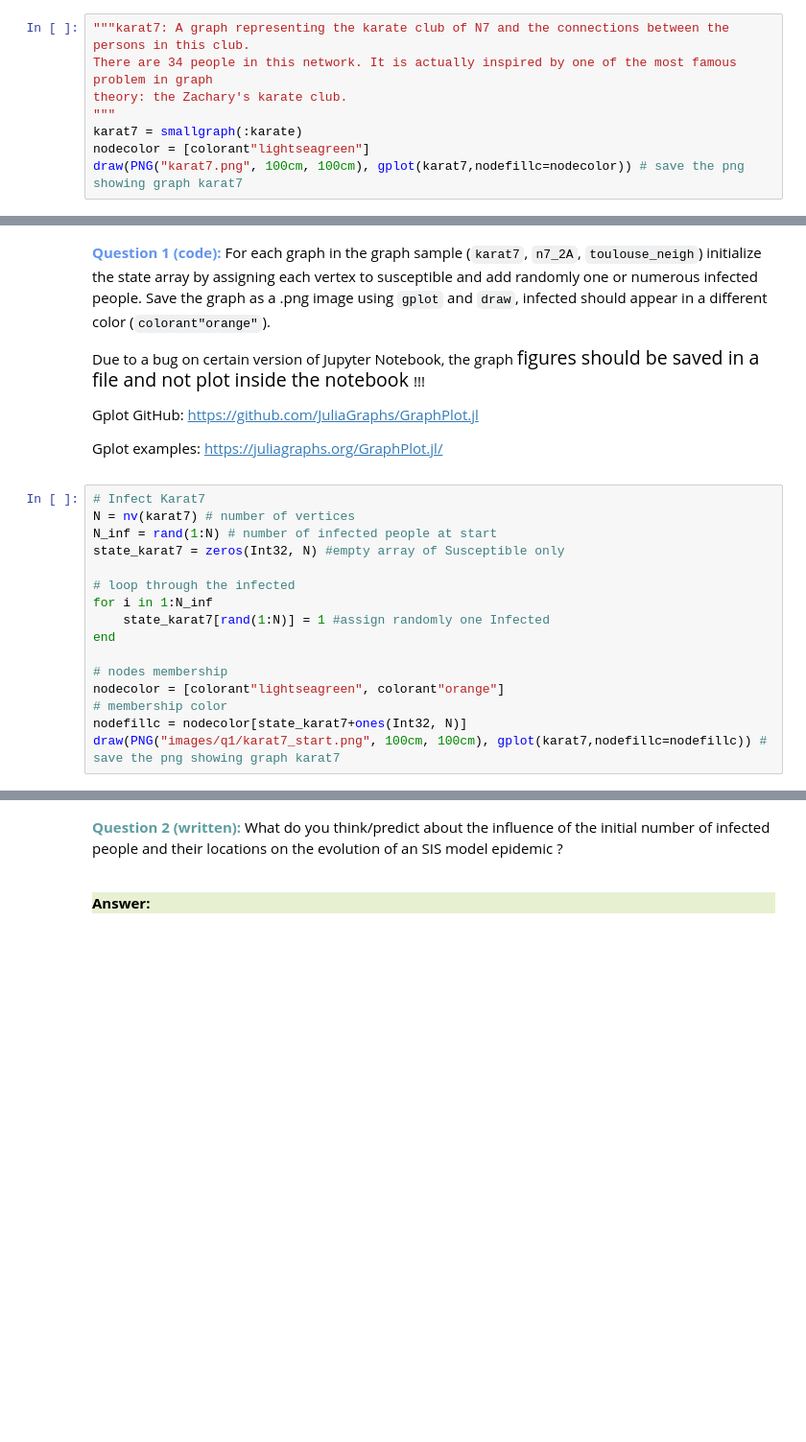
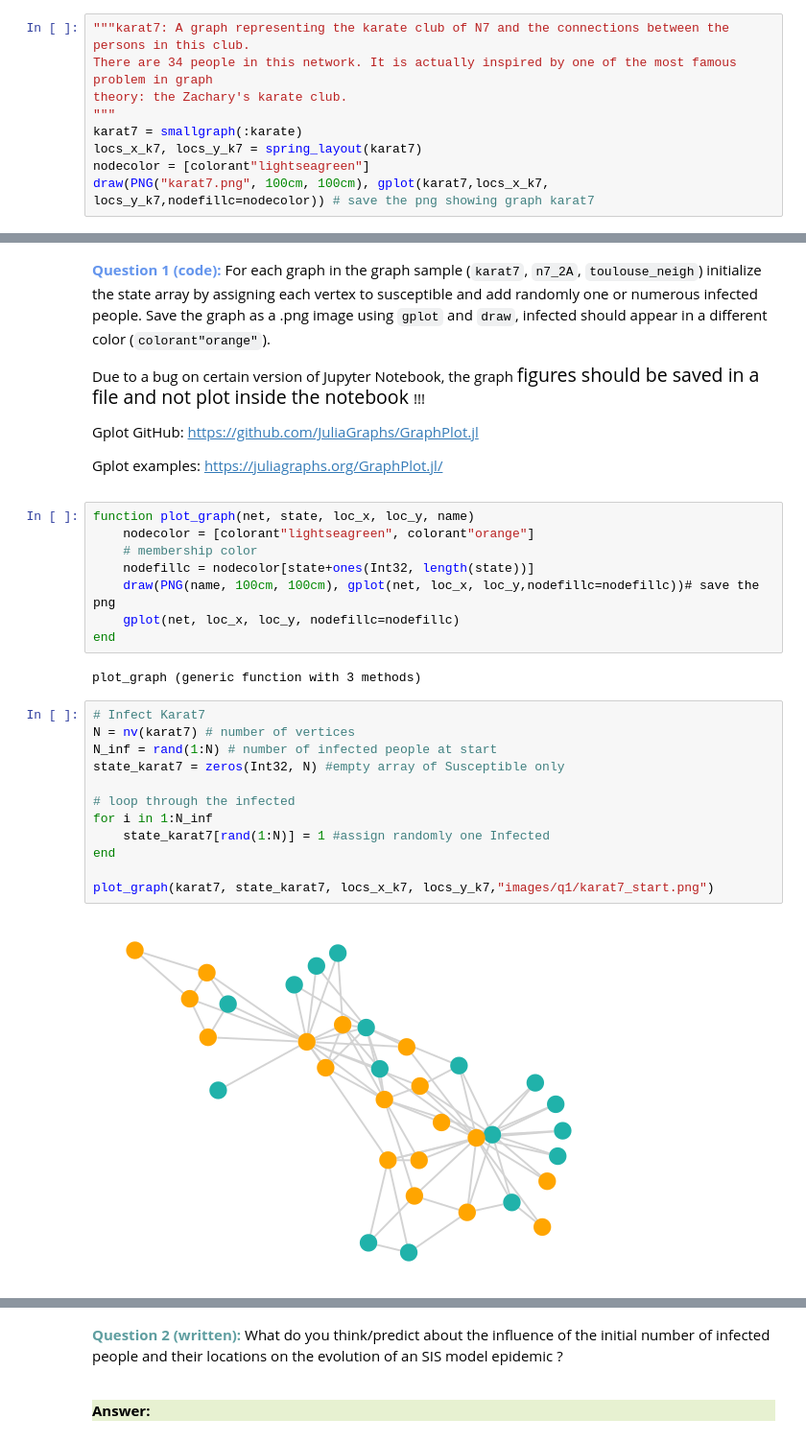
Before and after one commit to julien-blanchon/ProjetTheorieDesGraphes, a Jupyter notebook: graph21-22_nestor.ipynb, the cells around one changed output, grey strips where cells are left out. Shown at 96% size. Cells and saved outputs as stored; diff of their text form; blank space fills up the shorter version.

```diff
--- a/graph21-22_nestor.ipynb
+++ b/graph21-22_nestor.ipynb
@@ -101,8 +102,9 @@ There are 34 people in this network. It is actually inspired by one of the most
 theory: the Zachary's karate club.
 """
 karat7 = smallgraph(:karate)
+locs_x_k7, locs_y_k7 = spring_layout(karat7)
 nodecolor = [colorant"lightseagreen"]
-draw(PNG("karat7.png", 100cm, 100cm), gplot(karat7,nodefillc=nodecolor)) # save the png showing graph karat7
+draw(PNG("karat7.png", 100cm, 100cm), gplot(karat7,locs_x_k7, locs_y_k7,nodefillc=nodecolor)) # save the png showing graph karat7
 # %%
 """n7_2A: A graph representing the second year students at N7. Each department (SN, MF2E, 3EA) form a
 community where connections are denser, connections between department are rarer.
@@ -136,22 +140,30 @@ Due to a bug on certain version of Jupyter Notebook, the graph <span style="font
 Gplot GitHub: https://github.com/JuliaGraphs/GraphPlot.jl
 
 Gplot examples: https://juliagraphs.org/GraphPlot.jl/
+# %%
+function plot_graph(net, state, loc_x, loc_y, name)
+    nodecolor = [colorant"lightseagreen", colorant"orange"]
+    # membership color
+    nodefillc = nodecolor[state+ones(Int32, length(state))]
+    draw(PNG(name, 100cm, 100cm), gplot(net, loc_x, loc_y,nodefillc=nodefillc))# save the png
+    gplot(net, loc_x, loc_y, nodefillc=nodefillc)
+end
+# %% [output]
+plot_graph (generic function with 3 methods)
 # %%
 # Infect Karat7
 N = nv(karat7) # number of vertices
 N_inf = rand(1:N) # number of infected people at start
 state_karat7 = zeros(Int32, N) #empty array of Susceptible only
 
 # loop through the infected
 for i in 1:N_inf
     state_karat7[rand(1:N)] = 1 #assign randomly one Infected
 end
 
-# nodes membership
-nodecolor = [colorant"lightseagreen", colorant"orange"]
-# membership color
-nodefillc = nodecolor[state_karat7+ones(Int32, N)]
-draw(PNG("images/q1/karat7_start.png", 100cm, 100cm), gplot(karat7,nodefillc=nodefillc)) # save the png showing graph karat7
+plot_graph(karat7, state_karat7, locs_x_k7, locs_y_k7,"images/q1/karat7_start.png")
+# %% [output]
+[figure, added]
 # %%
 # Infect N7_2A
 N = nv(n7_2A)
```
Also changed, not shown: parts of 9 cells of this notebook, 15 other files.
